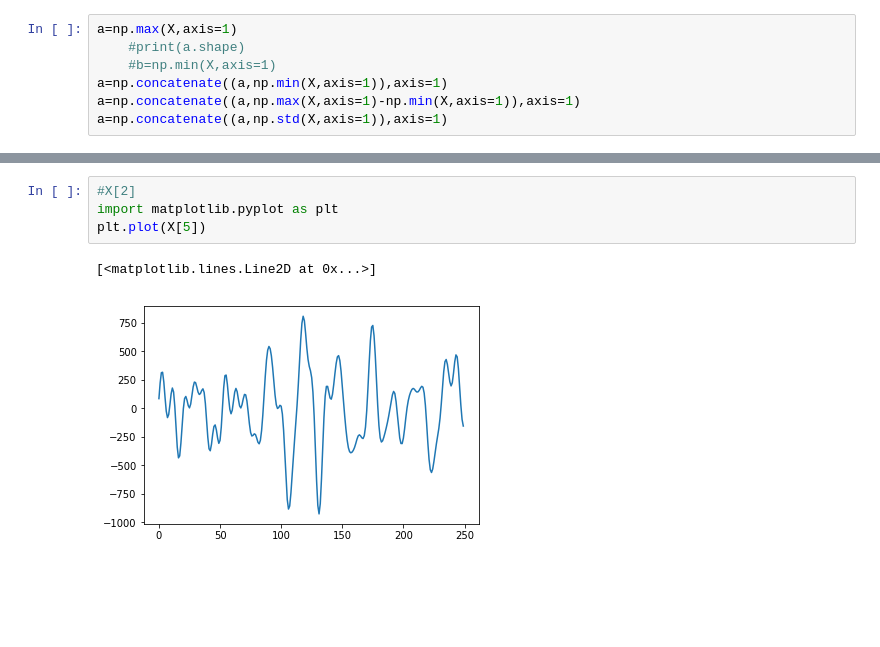
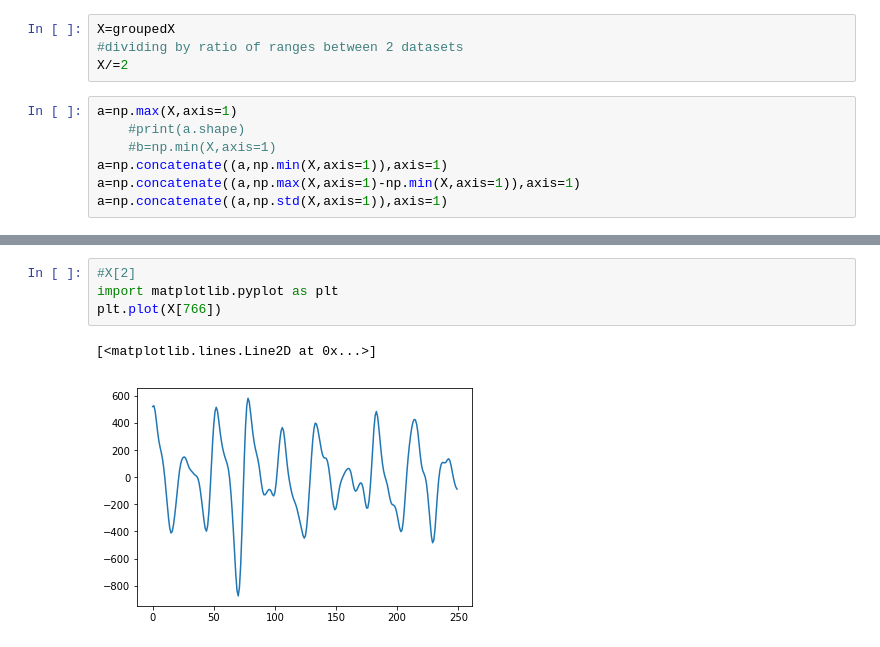
Before and after one commit to Dhawalbabbar/ML, a Jupyter notebook: predicting artifacts vs non artifacts on classification data.ipynb, the cells around one changed output, grey strips where cells are left out. Saved outputs shown, nothing was run; the diff lists cells and outputs as text; blank space fills up the shorter version.

```diff
--- a/predicting artifacts vs non artifacts on classification data.ipynb
+++ b/predicting artifacts vs non artifacts on classification data.ipynb
@@ -213,3 +205,7 @@ X=groupedX
+# %%
+X=groupedX
+#dividing by ratio of ranges between 2 datasets
+X/=2
 # %%
 a=np.max(X,axis=1)
     #print(a.shape)
@@ -226,7 +225,7 @@ array([ 1, 79])
 # %%
 #X[2]
 import matplotlib.pyplot as plt
-plt.plot(X[5])
+plt.plot(X[766])
 # %% [output]
 [<matplotlib.lines.Line2D at 0x...>]
-[figure, old version]
+[figure, new version]
```
Also changed, not shown: parts of 12 cells of this notebook, 2 other files.
